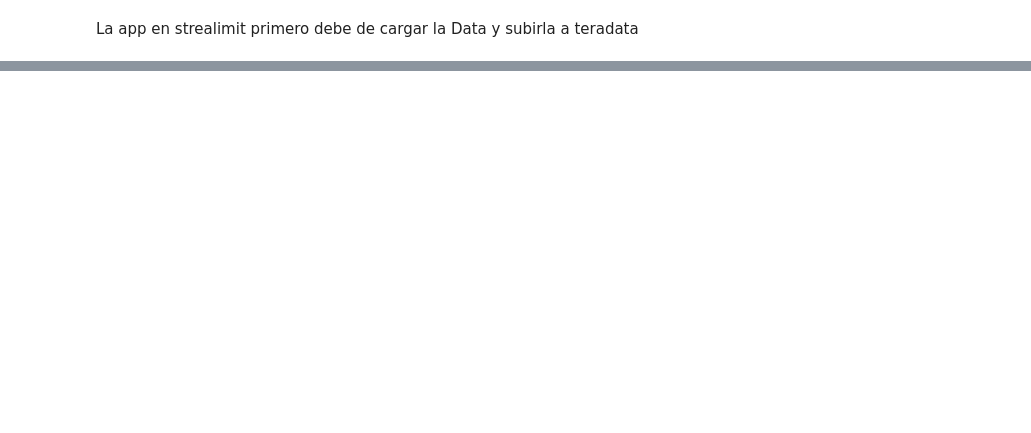
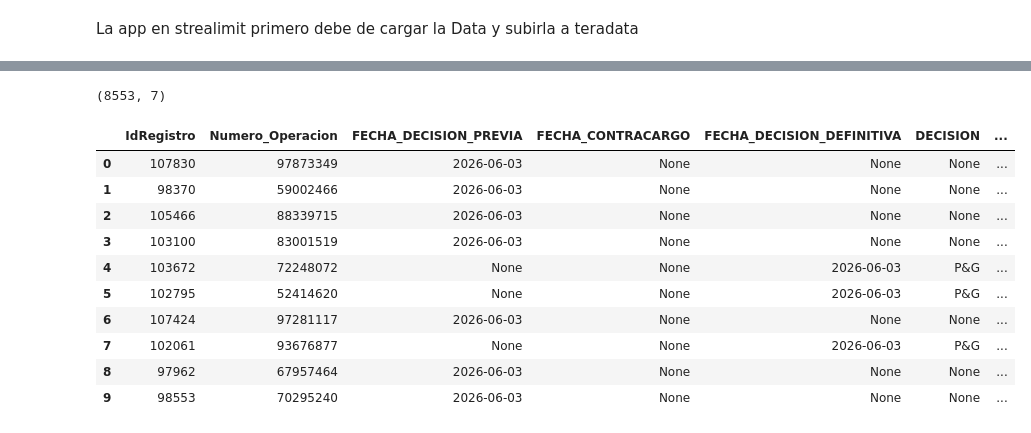
Before and after one commit to Dfperezgdatascientist/Automatizacion_consumo_no_reconocido, a Jupyter notebook: proceso_negocio.ipynb, the cells around one changed output, grey strips where cells are left out. Saved outputs shown, nothing was run; the diff lists cells and outputs as text; code cells hidden in the pictures; blank space fills up the shorter version.

```diff
--- a/proceso_negocio.ipynb
+++ b/proceso_negocio.ipynb
@@ -2,0 +64,4 @@ La app en strealimit primero debe de cargar la Data y subirla a teradata
+# %%
+df_input_act= pd.read_excel(r'./data/Actualizar GDT 03-06-2026 - SEGUNDA.xlsx')
+print(df_input_act.shape)
+df_input_act.head()
@@ -2,0 +113,4 @@ La app en strealimit primero debe de cargar la Data y subirla a teradata
+# %%
+df_input_act['FECHA_DECISION_DEFINITIVA'] = pd.to_datetime(df_input_act['FECHA_DECISION_DEFINITIVA'],errors="coerce")
+df_input_act['FECHA_DECISION_PREVIA'] = pd.to_datetime(df_input_act['FECHA_DECISION_PREVIA'],errors="coerce")
+df_input_act.head()
@@ -57,0 +363,17 @@ shape: (10, 2)
+# %%
+# Cargar a DataFrame
+try:
+    with connect_teradata() as conn:
+        cursor = conn.cursor()
+        cursor.execute(query)
+        rows = cursor.fetchall()
+        cols = [col[0] for col in cursor.description]
+        df_valida_carga = pd.DataFrame(rows, columns=cols)
+        cursor.close()
+except Exception as e:
+    print(f"Error al conectar o ejecutar consulta: {e}")
+    df_valida_carga = pd.DataFrame()  # DataFrame vacío en caso de error
+
+# df_valida_carga = pl.DataFrame(df_valida_carga)
+print(df_valida_carga.shape)
+df_valida_carga.head(10)
@@ -57,0 +485,30 @@ shape: (10, 2)
+# %%
+# Cargar a DataFrame
+try:
+    with connect_teradata() as conn:
+        cursor = conn.cursor()
+        cursor.execute("""SELECT * FROM DWH_PRESTAGE.Actualizar_Junio03_2;""")
+        rows = cursor.fetchall()
+        cols = [col[0] for col in cursor.description]
+        df_1_1 = pd.DataFrame(rows, columns=cols)
+        cursor.close()
+except Exception as e:
+    print(f"Error al conectar o ejecutar consulta: {e}")
+    df_1_1 = pd.DataFrame()  # DataFrame vacío en caso de error
+
+# df_1_1 = pl.DataFrame(df_1_1)
+print(df_1_1.shape)
+df_1_1.head(10)
+# %% [output]
+(8553, 7)
+|  | IdRegistro | Numero_Operacion | FECHA_DECISION_PREVIA | FECHA_CONTRACARGO | FECHA_DECISION_DEFINITIVA | DECISION | ... |
+| 0 | 107830 | 97873349 | 2026-06-03 | None | None | None | ... |
+| 1 | 98370 | 59002466 | 2026-06-03 | None | None | None | ... |
+| 2 | 105466 | 88339715 | 2026-06-03 | None | None | None | ... |
+| 3 | 103100 | 83001519 | 2026-06-03 | None | None | None | ... |
+| 4 | 103672 | 72248072 | None | None | 2026-06-03 | P&G | ... |
+| 5 | 102795 | 52414620 | None | None | 2026-06-03 | P&G | ... |
+| 6 | 107424 | 97281117 | 2026-06-03 | None | None | None | ... |
+| 7 | 102061 | 93676877 | None | None | 2026-06-03 | P&G | ... |
+| 8 | 97962 | 67957464 | 2026-06-03 | None | None | None | ... |
+| 9 | 98553 | 70295240 | 2026-06-03 | None | None | None | ... |
```
Also changed, not shown: parts of 82 cells of this notebook, 8 other files.
